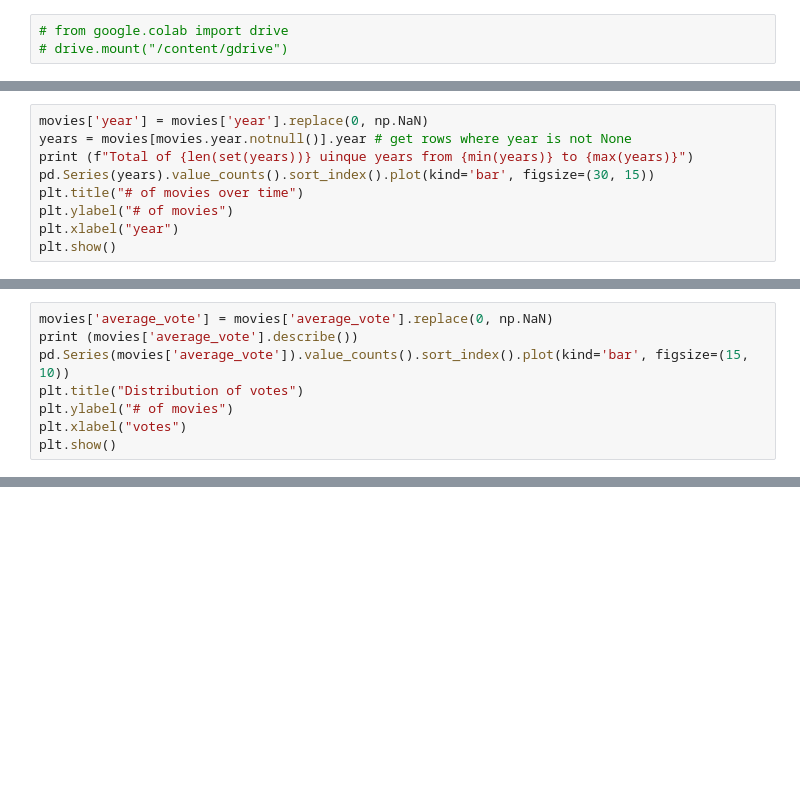
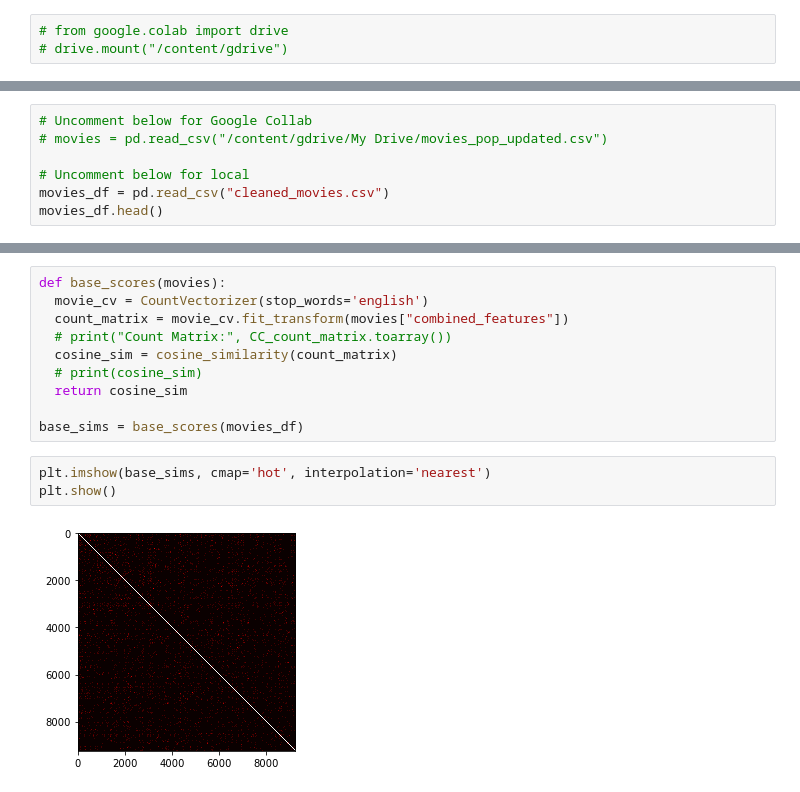
Before and after one commit to tylimbach/MovieRecommender, a Jupyter notebook: movie_recommender.ipynb, the cells around one changed output, grey strips where cells are left out. Saved outputs shown, nothing was run; the diff lists cells and outputs as text; blank space fills up the shorter version.

```diff
--- a/movie_recommender.ipynb
+++ b/movie_recommender.ipynb
@@ -252,9 +7,0 @@ KeyError: ignored
-# %%
-movies['year'] = movies['year'].replace(0, np.NaN)
-years = movies[movies.year.notnull()].year # get rows where year is not None
-print (f"Total of {len(set(years))} uinque years from {min(years)} to {max(years)}")
-pd.Series(years).value_counts().sort_index().plot(kind='bar', figsize=(30, 15))
-plt.title("# of movies over time")
-plt.ylabel("# of movies")
-plt.xlabel("year")
-plt.show()
@@ -264,8 +7,0 @@ Total of 135 uinque years from 1874 to 2020
-# %%
-movies['average_vote'] = movies['average_vote'].replace(0, np.NaN)
-print (movies['average_vote'].describe())
-pd.Series(movies['average_vote']).value_counts().sort_index().plot(kind='bar', figsize=(15, 10))
-plt.title("Distribution of votes")
-plt.ylabel("# of movies")
-plt.xlabel("votes")
-plt.show()
@@ -317,0 +18,7 @@ Backup Code Unused
+# %%
+# Uncomment below for Google Collab
+# movies = pd.read_csv("/content/gdrive/My Drive/movies_pop_updated.csv")
+
+# Uncomment below for local
+movies_df = pd.read_csv("cleaned_movies.csv")
+movies_df.head()
@@ -317,0 +63,15 @@ Backup Code Unused
+# %%
+def base_scores(movies):
+  movie_cv = CountVectorizer(stop_words='english')
+  count_matrix = movie_cv.fit_transform(movies["combined_features"])
+  # print("Count Matrix:", CC_count_matrix.toarray())
+  cosine_sim = cosine_similarity(count_matrix)
+  # print(cosine_sim)
+  return cosine_sim
+
+base_sims = base_scores(movies_df)
+# %%
+plt.imshow(base_sims, cmap='hot', interpolation='nearest')
+plt.show()
+# %% [output]
+[figure, added]
```
Also changed, not shown: parts of 40 cells of this notebook.
